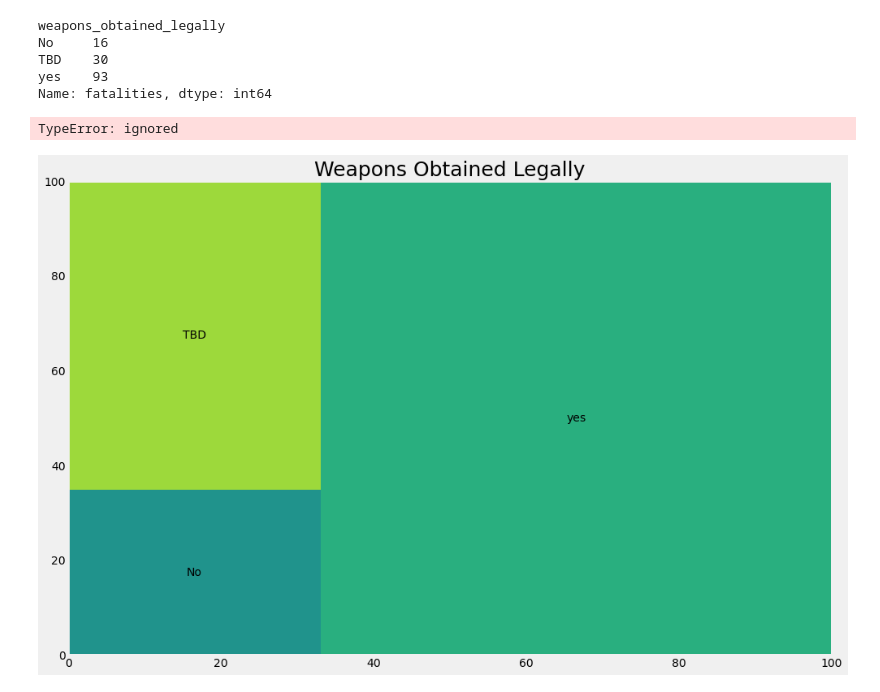
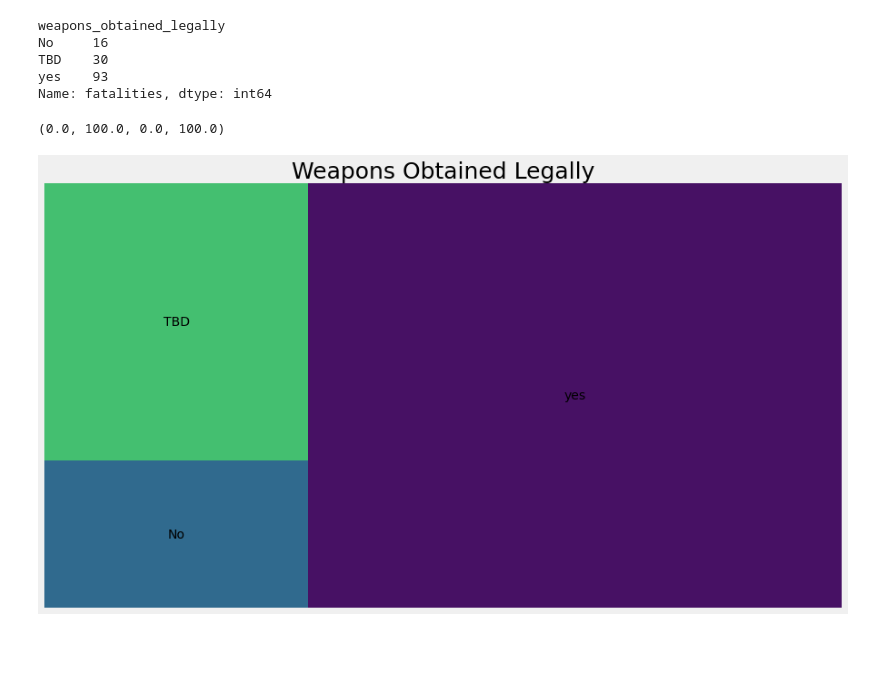
Before and after one commit to danielrodriguez007/Data_Analysis, a Jupyter notebook: Mass_Shooting_USA.ipynb, the cells around one changed output. Cells and saved outputs as stored; diff of their text form; code cells hidden in the pictures; blank space fills up the shorter version.

```diff
--- a/Mass_Shooting_USA.ipynb
+++ b/Mass_Shooting_USA.ipynb
@@ -221,14 +224,14 @@ Name: fatalities, dtype: int64
 # %%
 sizes= guns.values
 label= guns.index
 
-plt.figure(figsize=(15,10))
+plt.figure(figsize=(14,8))
 squarify.plot(sizes=sizes, label=label)
 plt.title("Weapons Obtained Legally", fontsize=25)
 plt.axis('off')
 # %% [output]
-TypeError: ignored
+(0.0, 100.0, 0.0, 100.0)
-[figure, old version]
+[figure, new version]
 # %%
 import nltk
 nltk.download('stopwords')
```
Also changed, not shown: parts of 3 cells of this notebook.
